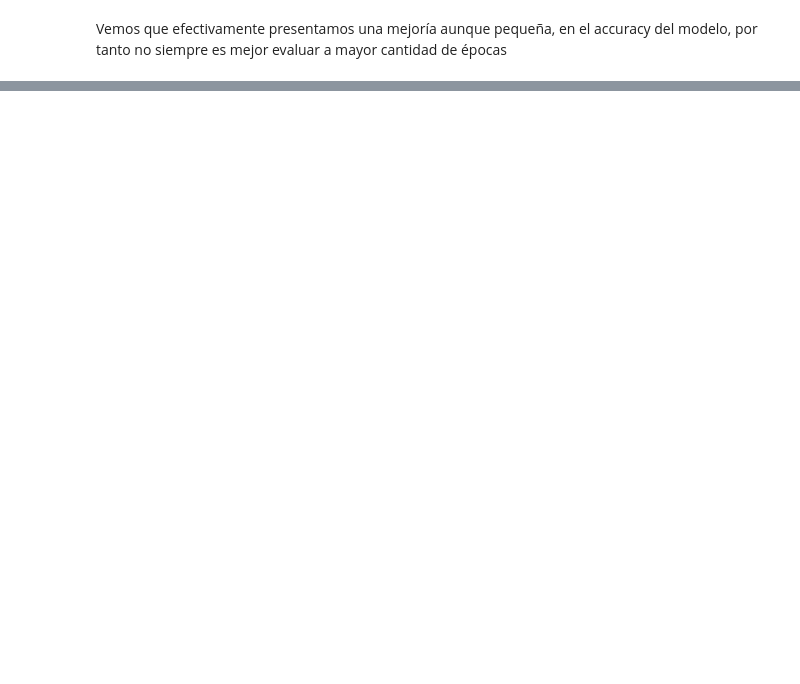
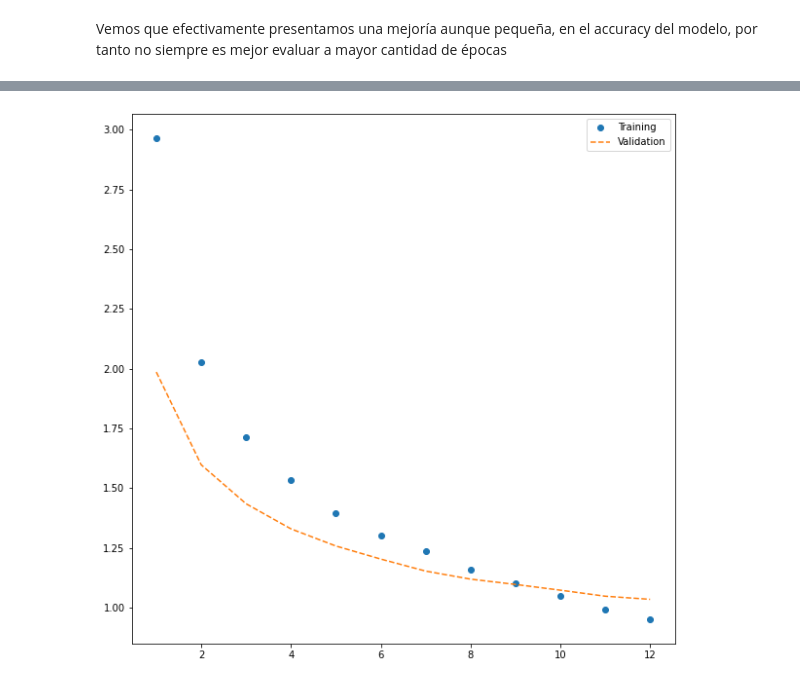
Before and after one commit to simoncardenas2002/Redes-Neuronales, a Jupyter notebook: mutiple_clasification.ipynb, the cells around one changed output, grey strips where cells are left out. Saved outputs shown, nothing was run; the diff lists cells and outputs as text; code cells hidden in the pictures; blank space fills up the shorter version.

```diff
--- a/mutiple_clasification.ipynb
+++ b/mutiple_clasification.ipynb
@@ -186,0 +277,30 @@ Vemos que efectivamente presentamos una mejoría aunque pequeña, en el accuracy
+# %%
+model2 = models.Sequential()
+model2.add(layers.Dense(64,activation="relu",input_shape=(10000,))) #se debe poner el input al ser la primera capa
+model2.add(layers.Dropout(0.5))
+model2.add(layers.Dense(64,activation="relu"))
+model2.add(layers.Dropout(0.5))
+model2.add(layers.Dense(46,activation="softmax")) #46 neuronas porque son 46 diferentes categorías, lo cual es beneficioso
+#La activación de la última capa se hizo de tipo softmax debido a que esta activación es bastante util con la clasificación múltiple
+
+#Compilaremos
+model2.compile(optimizer="rmsprop",
+              loss="categorical_crossentropy",
+              metrics=["accuracy"])
+
+history_model2=model2.fit(partial_x_train,partial_y_train,
+          epochs=12,
+          batch_size=512,
+          validation_data=(x_val,y_val))
+
+history_model2_dict=history_model2.history
+
+accuracy_values2=history_model2_dict["accuracy"]
+val_accuracy_values2=history_model2_dict["val_accuracy"]
+
+fig=plt.figure(figsize=(10,10))
+epoch=range(1,len(accuracy_values2)+1)
+plt.plot(epoch,accuracy_values2,"o",label="Training")
+plt.plot(epoch,val_accuracy_values2,"--",label="Validation")
+plt.legend()
+plt.show()
@@ -186,0 +326,14 @@ Vemos que efectivamente presentamos una mejoría aunque pequeña, en el accuracy
+# %%
+history_model2_dict=history_model2.history
+
+accuracy_values2=history_model2_dict["loss"]
+val_accuracy_values2=history_model2_dict["val_loss"]
+
+fig=plt.figure(figsize=(10,10))
+epoch=range(1,len(accuracy_values2)+1)
+plt.plot(epoch,accuracy_values2,"o",label="Training")
+plt.plot(epoch,val_accuracy_values2,"--",label="Validation")
+plt.legend()
+plt.show()
+# %% [output]
+[figure, added]
```
Also changed, not shown: parts of 20 cells of this notebook.
